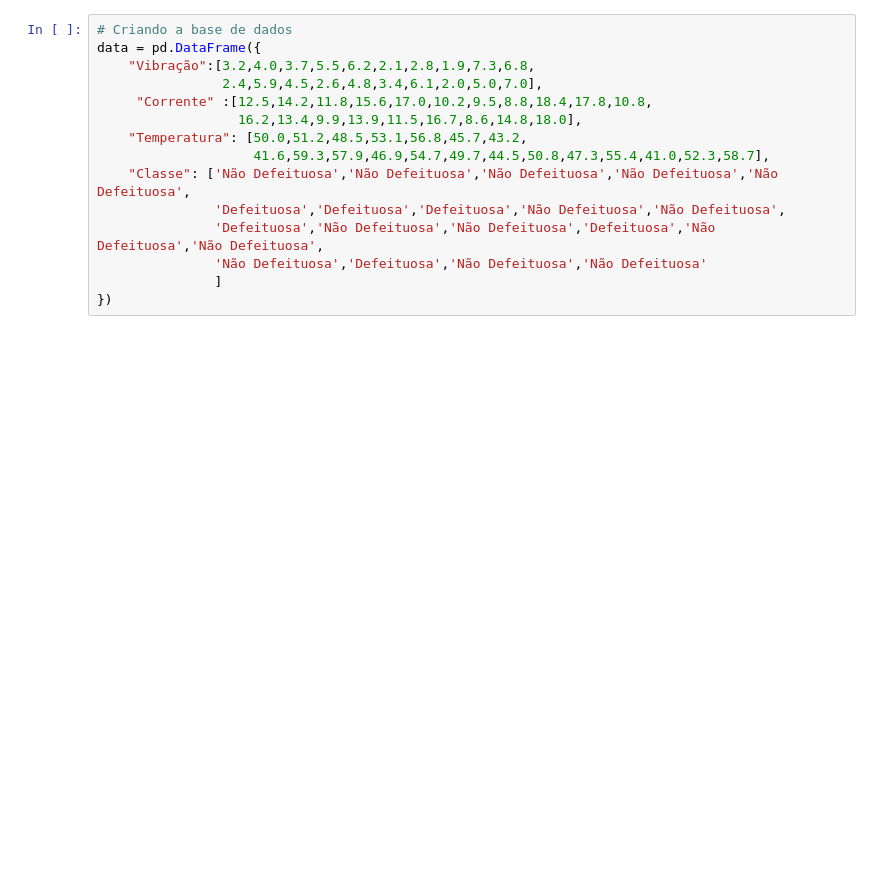
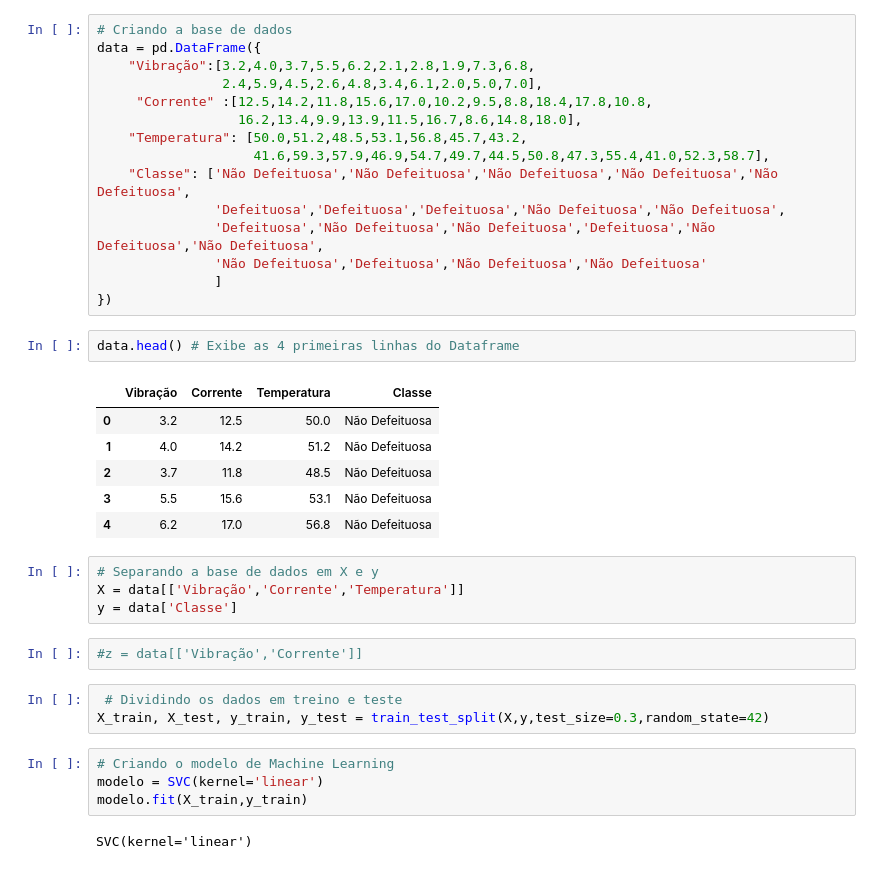
Before and after one commit to Ana-Azuma/IABD-25-TURMAB, a Jupyter notebook: aula10/ex2.codigo.ipynb, the cells around one changed output. Cells and saved outputs as stored; diff of their text form; blank space fills up the shorter version.

```diff
--- a/aula10/ex2.codigo.ipynb
+++ b/aula10/ex2.codigo.ipynb
@@ -23,3 +23,27 @@ data = pd.DataFrame({
                'Não Defeituosa','Defeituosa','Não Defeituosa','Não Defeituosa'
                ]
 })
+# %%
+data.head() # Exibe as 4 primeiras linhas do Dataframe
+# %% [output]
+|  | Vibração | Corrente | Temperatura | Classe |
+| 0 | 3.2 | 12.5 | 50.0 | Não Defeituosa |
+| 1 | 4.0 | 14.2 | 51.2 | Não Defeituosa |
+| 2 | 3.7 | 11.8 | 48.5 | Não Defeituosa |
+| 3 | 5.5 | 15.6 | 53.1 | Não Defeituosa |
+| 4 | 6.2 | 17.0 | 56.8 | Não Defeituosa |
+# %%
+# Separando a base de dados em X e y
+X = data[['Vibração','Corrente','Temperatura']]
+y = data['Classe']
+# %%
+#z = data[['Vibração','Corrente']]
+# %%
+ # Dividindo os dados em treino e teste
+X_train, X_test, y_train, y_test = train_test_split(X,y,test_size=0.3,random_state=42)
+# %%
+# Criando o modelo de Machine Learning
+modelo = SVC(kernel='linear')
+modelo.fit(X_train,y_train)
+# %% [output]
+SVC(kernel='linear')
```
Also changed, not shown: parts of 8 cells of this notebook.
